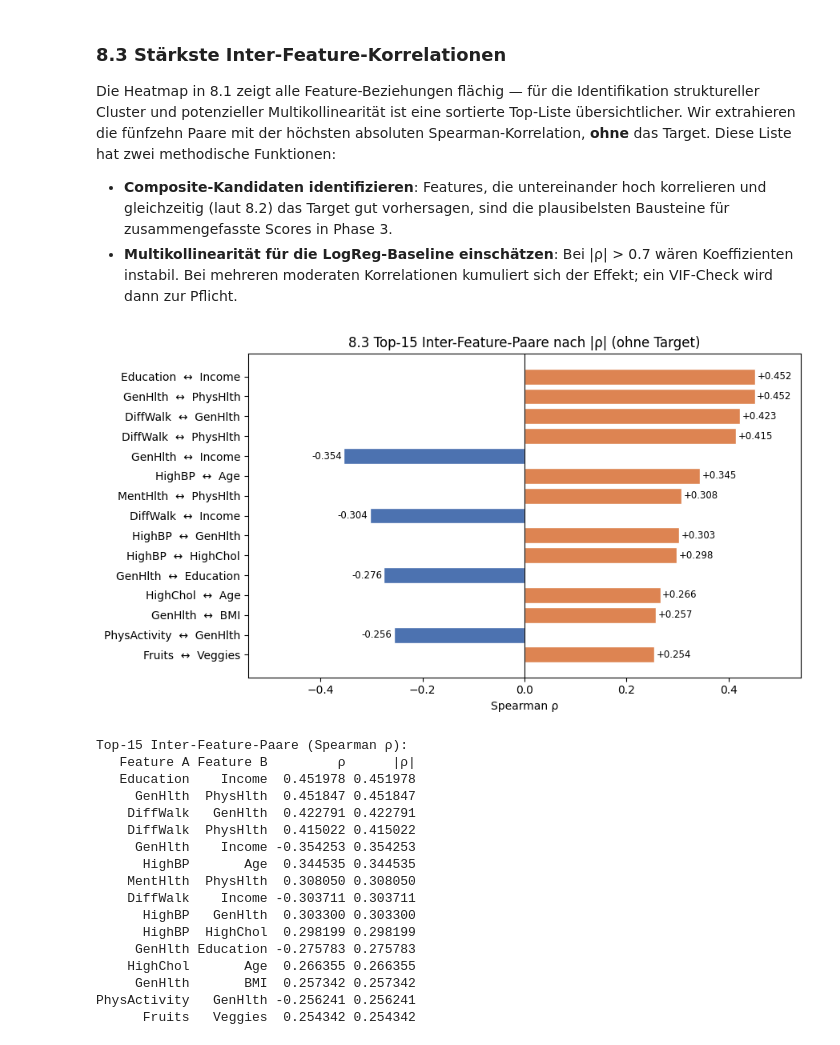
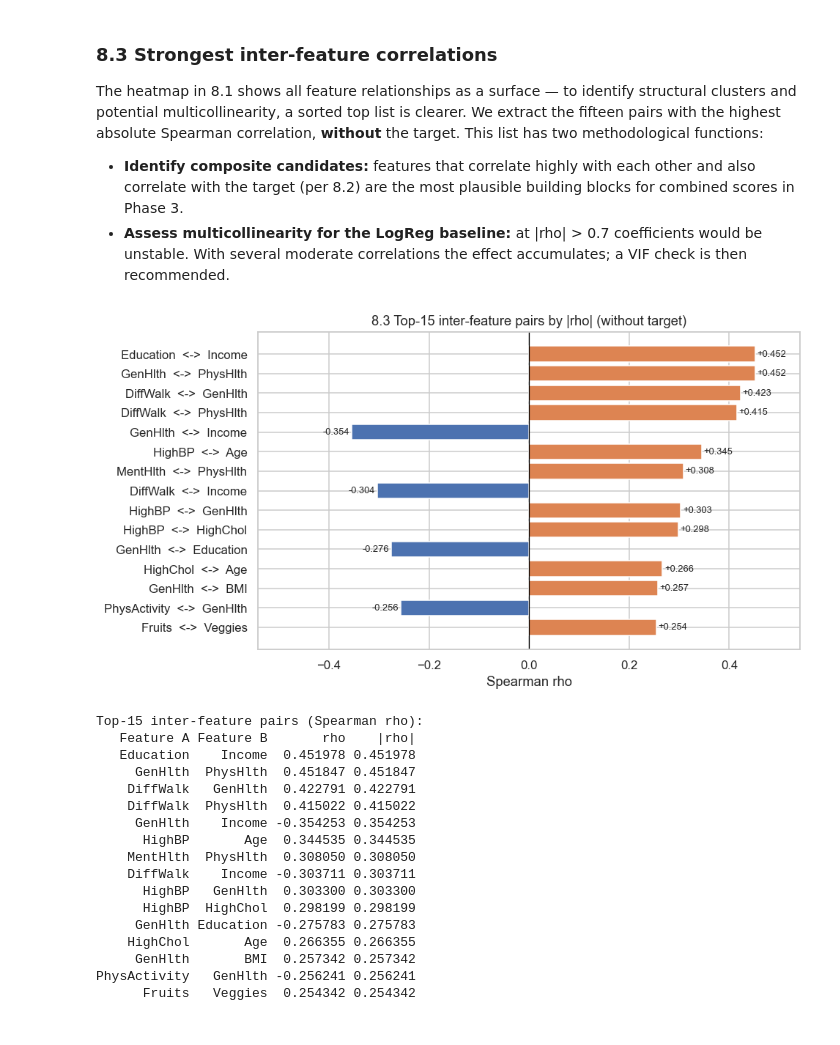
Before and after one commit to Hasher26/Diabetes-Prediction-Hasher, a Jupyter notebook: notebooks/02_data_understanding.ipynb, the cells around one changed output. Saved outputs shown, nothing was run; the diff lists cells and outputs as text; code cells hidden in the pictures.

```diff
--- a/notebooks/02_data_understanding.ipynb
+++ b/notebooks/02_data_understanding.ipynb
@@ -362,11 +396,13 @@ positiven Klasse deutlich überrepräsentiert ist.
 # %%
+# Human-readable labels for the ordinal categories (code -> meaning)
 ordinal_labels = {
-    "GenHlth":   {1: "Ausgezeichnet", 2: "Sehr gut", 3: "Gut", 4: "In Ordnung", 5: "Schlecht"},
-    "Age":       {i: f"Gr. {i}" for i in range(1, 14)},
-    "Education": {1: "Keine", 2: "Kl. 1–8", 3: "Kl. 9–11", 4: "HS-Abschluss", 5: "College <4J", 6: "College ≥4J"},
-    "Income":    {i: f"Stf. {i}" for i in range(1, 9)},
+    "GenHlth":   {1: "Excellent", 2: "Very good", 3: "Good", 4: "Fair", 5: "Poor"},
+    "Age":       {i: f"Grp {i}" for i in range(1, 14)},
+    "Education": {1: "None", 2: "Gr 1-8", 3: "Gr 9-11", 4: "HS grad", 5: "College <4y", 6: "College >=4y"},
+    "Income":    {i: f"Lvl {i}" for i in range(1, 9)},
 }
 
+# One frequency bar chart per ordinal feature, annotated with each category's share (%)
 fig, axes = plt.subplots(2, 2, figsize=(12, 7))
 axes = axes.flatten()
 
@@ -377,13 +413,14 @@ for ax, col in zip(axes, ORDINAL_COLS):
     ax.set_xticks(range(len(counts)))
     ax.set_xticklabels(labels, rotation=30, ha="right", fontsize=8)
     ax.set_title(col, fontsize=11)
-    ax.set_ylabel("Anzahl")
+    ax.set_ylabel("Count")
     ax.yaxis.set_major_formatter(mticker.FuncFormatter(lambda x, _: f"{int(x):,}"))
     for bar, n in zip(bars, counts.values):
         ax.text(bar.get_x() + bar.get_width() / 2, bar.get_height() + 500,
                 f"{n/len(df)*100:.1f}%", ha="center", va="bottom", fontsize=7)
 
-plt.suptitle("6.2 Ordinale Features: Häufigkeitsverteilungen", fontsize=13, y=1.01)
+plt.suptitle("6.2 Ordinal features: frequency distributions", fontsize=13, y=1.01)
 plt.tight_layout()
+fig.savefig(OUTPUT_DIR / "06_2_ordinal_distributions.png", dpi=150, bbox_inches="tight")
 plt.show()
 # %% [output]
@@ -940,53 +837,48 @@ Vorhersagekraft liefern.
 # %% [markdown]
-### 8.3 Stärkste Inter-Feature-Korrelationen
+### 8.3 Strongest inter-feature correlations
 
-Die Heatmap in 8.1 zeigt alle Feature-Beziehungen flächig — für die Identifikation
-struktureller Cluster und potenzieller Multikollinearität ist eine sortierte Top-Liste
-übersichtlicher. Wir extrahieren die fünfzehn Paare mit der höchsten absoluten
-Spearman-Korrelation, **ohne** das Target. Diese Liste hat zwei methodische Funktionen:
+The heatmap in 8.1 shows all feature relationships as a surface — to identify structural clusters and potential multicollinearity, a sorted top list is clearer. We extract the fifteen pairs with the highest absolute Spearman correlation, **without** the target. This list has two methodological functions:
 
-- **Composite-Kandidaten identifizieren**: Features, die untereinander hoch korrelieren
-  und gleichzeitig (laut 8.2) das Target gut vorhersagen, sind die plausibelsten
-  Bausteine für zusammengefasste Scores in Phase 3.
-- **Multikollinearität für die LogReg-Baseline einschätzen**: Bei |ρ| > 0.7 wären
-  Koeffizienten instabil. Bei mehreren moderaten Korrelationen kumuliert sich der Effekt;
-  ein VIF-Check wird dann zur Pflicht.
+- **Identify composite candidates:** features that correlate highly with each other and also correlate with the target (per 8.2) are the most plausible building blocks for combined scores in Phase 3.
+- **Assess multicollinearity for the LogReg baseline:** at |rho| > 0.7 coefficients would be unstable. With several moderate correlations the effect accumulates; a VIF check is then recommended.
 # %%
-# --- 8.3 Top-15 Inter-Feature-Paare (ohne Target) ---
+# --- 8.3 Top-15 inter-feature pairs (without target) ---
 feature_corr = corr_df.drop("Diabetes_binary", axis=0).drop("Diabetes_binary", axis=1)
 
-# Flache obere Dreiecksmatrix (ohne Diagonale)
+# Flatten the upper triangle (k=1 excludes the diagonal) into a sortable pair list
 upper_idx = np.triu_indices_from(feature_corr.values, k=1)
 pairs = pd.DataFrame({
     "Feature A": feature_corr.columns[upper_idx[0]],
     "Feature B": feature_corr.columns[upper_idx[1]],
-    "ρ":         feature_corr.values[upper_idx],
-}).assign(**{"|ρ|": lambda d: d["ρ"].abs()}).sort_values("|ρ|", ascending=False)
+    "rho":       feature_corr.values[upper_idx],
+}).assign(**{"|rho|": lambda d: d["rho"].abs()}).sort_values("|rho|", ascending=False)
 
 top_pairs = pairs.head(15)
 
+# Horizontal bars coloured by sign, annotated with rho
 fig, ax = plt.subplots(figsize=(9, 5))
-pair_labels = [f"{a}  ↔  {b}" for a, b in zip(top_pairs["Feature A"], top_pairs["Feature B"])]
-colors = ["#DD8452" if r > 0 else "#4C72B0" for r in top_pairs["ρ"]]
-bars = ax.barh(pair_labels[::-1], top_pairs["ρ"].values[::-1], color=colors[::-1], edgecolor="white")
+pair_labels = [f"{a}  <->  {b}" for a, b in zip(top_pairs["Feature A"], top_pairs["Feature B"])]
+colors = ["#DD8452" if r > 0 else "#4C72B0" for r in top_pairs["rho"]]
+bars = ax.barh(pair_labels[::-1], top_pairs["rho"].values[::-1], color=colors[::-1], edgecolor="white")
 ax.axvline(0, color="black", linewidth=0.8)
-for bar, val in zip(bars, top_pairs["ρ"].values[::-1]):
+for bar, val in zip(bars, top_pairs["rho"].values[::-1]):
     xpos = val + (0.004 if val >= 0 else -0.004)
     ha = "left" if val >= 0 else "right"
     ax.text(xpos, bar.get_y() + bar.get_height() / 2, f"{val:+.3f}", va="center", ha=ha, fontsize=8.5)
-ax.set_xlabel("Spearman ρ")
-ax.set_title("8.3 Top-15 Inter-Feature-Paare nach |ρ| (ohne Target)", fontsize=12)
-lim = top_pairs["|ρ|"].max() + 0.09
+ax.set_xlabel("Spearman rho")
+ax.set_title("8.3 Top-15 inter-feature pairs by |rho| (without target)", fontsize=12)
+lim = top_pairs["|rho|"].max() + 0.09
 ax.set_xlim(-lim, lim)
 plt.tight_layout()
+fig.savefig(OUTPUT_DIR / "08_3_top15_pairs.png", dpi=150, bbox_inches="tight")
 plt.show()
 
-print("Top-15 Inter-Feature-Paare (Spearman ρ):")
-print(top_pairs[["Feature A", "Feature B", "ρ", "|ρ|"]].to_string(index=False))
+print("Top-15 inter-feature pairs (Spearman rho):")
+print(top_pairs[["Feature A", "Feature B", "rho", "|rho|"]].to_string(index=False))
 # %% [output]
-[figure, old version]
+[figure, new version]
-Top-15 Inter-Feature-Paare (Spearman ρ):
-   Feature A Feature B         ρ      |ρ|
+Top-15 inter-feature pairs (Spearman rho):
+   Feature A Feature B       rho    |rho|
    Education    Income  0.451978 0.451978
      GenHlth  PhysHlth  0.451847 0.451847
     DiffWalk   GenHlth  0.422791 0.422791
```
Also changed, not shown: parts of 56 cells of this notebook, 1 other file.
